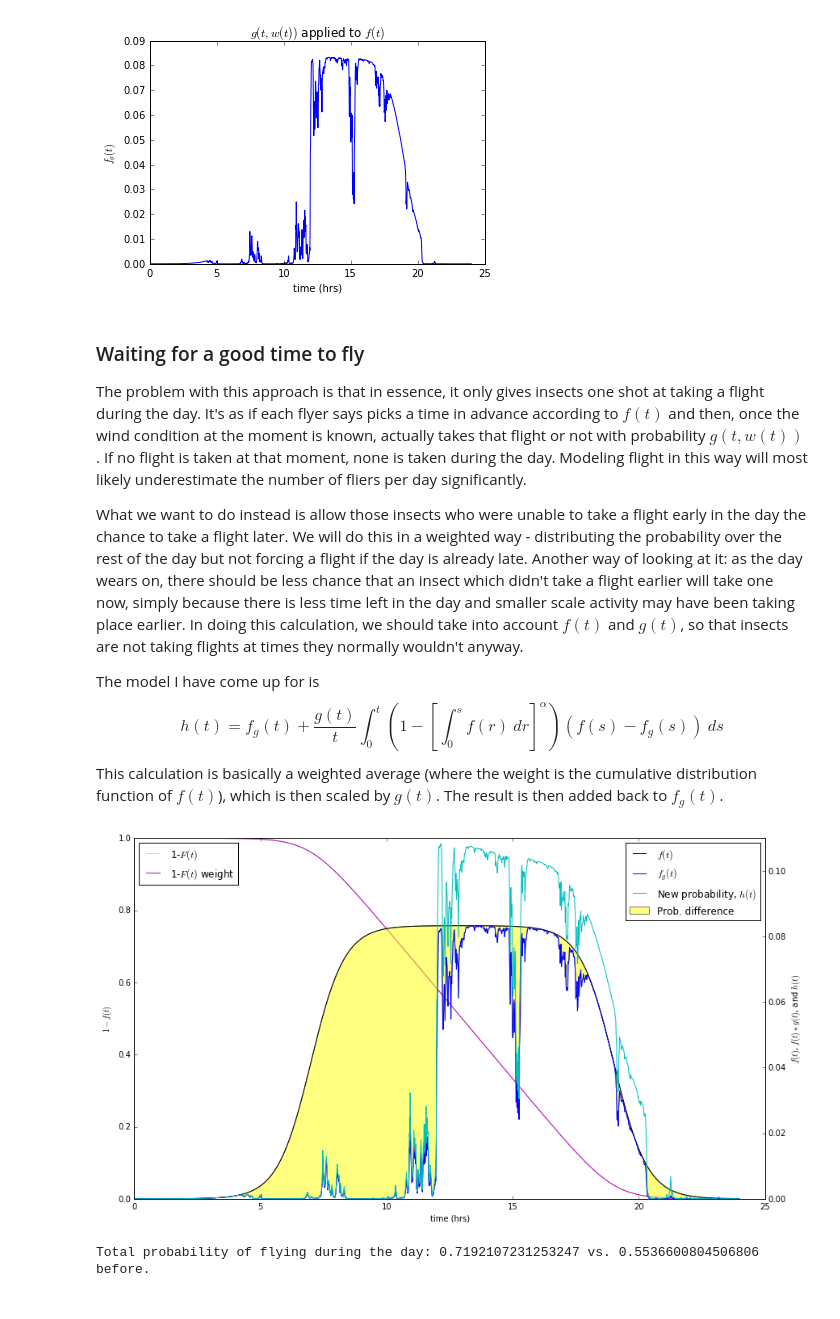
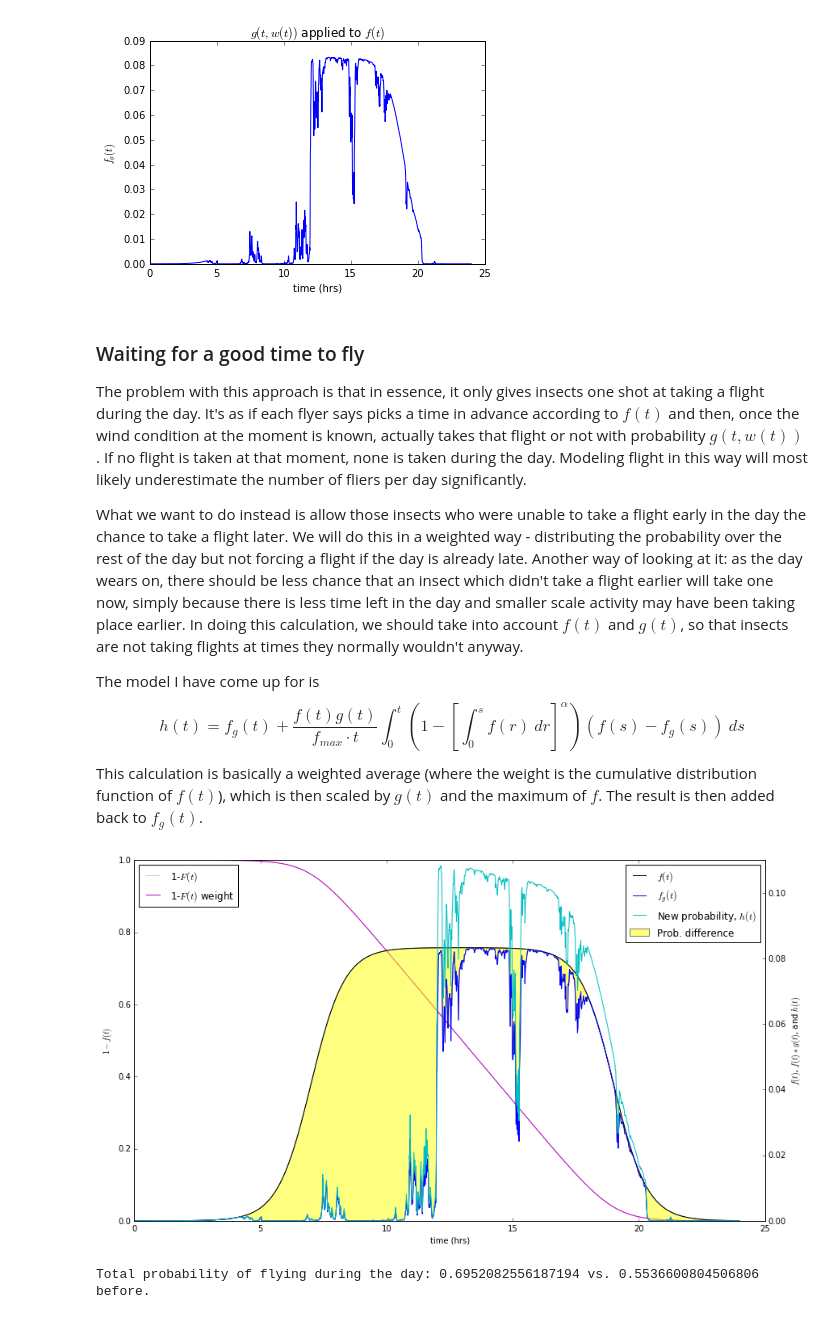
Before and after one commit to mountaindust/Parasitoids, a Jupyter notebook: analytic/docs/Flight_probability_functions.ipynb, the cells around one changed output. Saved outputs shown, nothing was run; the diff lists cells and outputs as text; code cells hidden in the pictures.

```diff
--- a/analytic/docs/Flight_probability_functions.ipynb
+++ b/analytic/docs/Flight_probability_functions.ipynb
@@ -118,8 +118,8 @@ The problem with this approach is that in essence, it only gives insects one sho
 What we want to do instead is allow those insects who were unable to take a flight early in the day the chance to take a flight later. We will do this in a weighted way - distributing the probability over the rest of the day but not forcing a flight if the day is already late. Another way of looking at it: as the day wears on, there should be less chance that an insect which didn't take a flight earlier will take one now, simply because there is less time left in the day and smaller scale activity may have been taking place earlier. In doing this calculation, we should take into account $f(t)$ and $g(t)$, so that insects are not taking flights at times they normally wouldn't anyway.
 
 The model I have come up for is
-$$h(t) = f_g(t) + \frac{g(t)}{t}\int_0^t (1-[\int_0^sf(r)\ dr]^{\alpha})(f(s) - f_g(s))\ ds$$
-This calculation is basically a weighted average (where the weight is the cumulative distribution function of $f(t)$), which is then scaled by $g(t)$. The result is then added back to $f_g(t)$.
+$$h(t) = f_g(t) + \frac{f(t)g(t)}{f_{max}\cdot t}\int_0^t (1-[\int_0^sf(r)\ dr]^{\alpha})(f(s) - f_g(s))\ ds$$
+This calculation is basically a weighted average (where the weight is the cumulative distribution function of $f(t)$), which is then scaled by $g(t)$ and the maximum of $f$. The result is then added back to $f_g(t)$.
 # %%
 # change this value, 0 < cur_s <= 24, to see calculation at different stages.
 cur_s = 24
@@ -130,39 +130,39 @@ int_1_minus_f = 1 - np.cumsum(f_func)**alpha_pow
 
 
 min_vec = np.linspace(1,24*60,24*60)
-integral_avg = g_func/min_vec*np.cumsum((1-np.cumsum(f_func)**alpha_pow)*(f_func-f_func*g_func))
+integral_avg = f_func*g_func/min_vec/np.amax(f_func)*np.cumsum((1-np.cumsum(f_func)**alpha_pow)*(f_func-f_func*g_func))
 
 
 s_vec = np.linspace(0+24./(cur_s*60),cur_s,cur_s*60)
 h_func = f_func*g_func + integral_avg
 
 fig, ax1 = plt.subplots(figsize=(14,8))
 ax1.plot(time_vec,int_1_minus_f,'0.80',label=r'1-$F(t)$')
 ax1.set_xlabel('time (hrs)')
 ax1.set_ylabel(r'$1-f(t)$')
 ax1.set_ylim(0,1)
 ax1.hold(True)
 ax1.plot(s_vec,int_1_minus_f[:s_vec.size],'m',label=r'1-$F(t)$ weight')
 ax1.hold(False)
 ax1.legend(loc='upper left')
 
 ax2 = ax1.twinx()
 ax2.plot(time_vec,f_func*60,'k',label=r'$f(t)$')
 ax2.hold(True)
 ax2.plot(time_vec,f_func*g_func*60,color='b',label=r'$f_g(t)$')
 ax2.fill_between(s_vec,f_func[:s_vec.size]*g_func[:s_vec.size]*60,f_func[:s_vec.size]*60,
                 facecolor='yellow',alpha=0.5,label='Prob. difference')
 ax2.plot(s_vec,h_func[:s_vec.size]*60,color='c',label=r'New probability, $h(t)$')
 ax2.hold(False)
 ax2.set_ylim(0,0.11)
 # make sure the y-axis label and tick labels match the line color
 ax2.set_ylabel(r'$f(t)$, $f(t)*g(t)$, and $h(t)$')
 # for t2 in ax2.get_yticklabels():
 #     t2.set_color('b')
 ax2.legend(loc='upper right')
 plt.show()
 
 print('Total probability of flying during the day: {0} vs. {1} before.\n'.format(h_func.sum(),(f_func*g_func).sum()))
 # %% [output]
-[figure, old version]
+[figure, new version]
-Total probability of flying during the day: 0.7192107231253247 vs. 0.5536600804506806 before.
+Total probability of flying during the day: 0.6952082556187194 vs. 0.5536600804506806 before.
```
Also changed, not shown: 3 other files.
